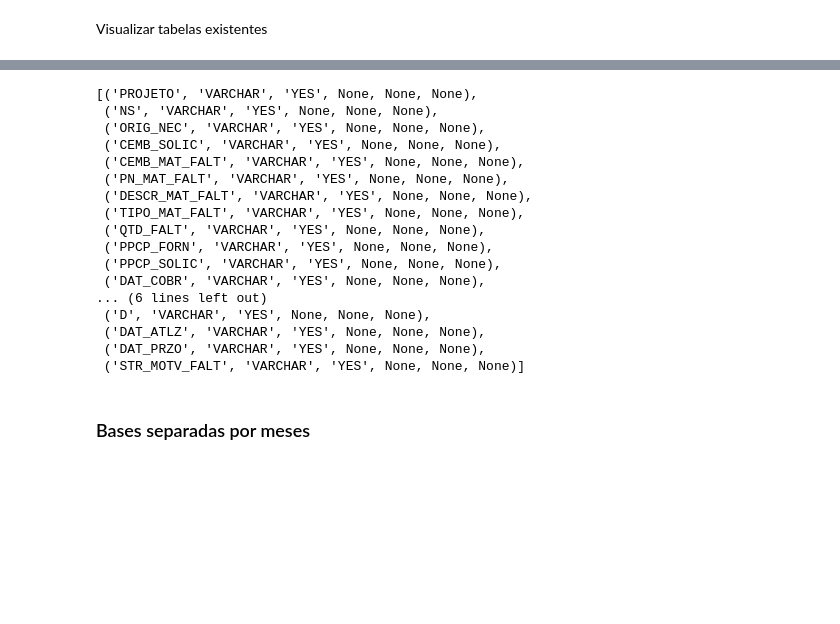
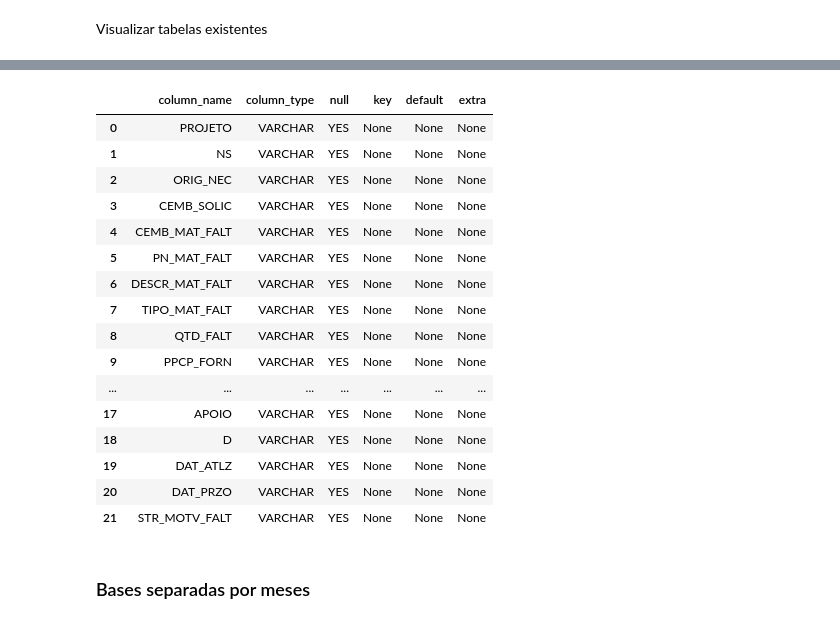
Before and after one commit to derycck/dbt_duckdb, a Jupyter notebook: ingestao/ingestao.ipynb, the cells around one changed output, grey strips where cells are left out. Saved outputs shown, nothing was run; the diff lists cells and outputs as text; code cells hidden in the pictures; blank space fills up the shorter version.

```diff
--- a/ingestao/ingestao.ipynb
+++ b/ingestao/ingestao.ipynb
@@ -282,23 +283,23 @@ con.execute("SHOW RAW.FACT_TOP_MATERIAL").fetchall()
 # %%
-con.execute("SHOW RAW.GESTAO_FALTAS").fetchall()
+con.execute("SHOW RAW.GESTAO_FALTAS").fetchdf()
 # %% [output]
-[('PROJETO', 'VARCHAR', 'YES', None, None, None),
- ('NS', 'VARCHAR', 'YES', None, None, None),
- ('ORIG_NEC', 'VARCHAR', 'YES', None, None, None),
- ('CEMB_SOLIC', 'VARCHAR', 'YES', None, None, None),
- ('CEMB_MAT_FALT', 'VARCHAR', 'YES', None, None, None),
- ('PN_MAT_FALT', 'VARCHAR', 'YES', None, None, None),
- ('DESCR_MAT_FALT', 'VARCHAR', 'YES', None, None, None),
- ('TIPO_MAT_FALT', 'VARCHAR', 'YES', None, None, None),
- ('QTD_FALT', 'VARCHAR', 'YES', None, None, None),
- ('PPCP_FORN', 'VARCHAR', 'YES', None, None, None),
- ('PPCP_SOLIC', 'VARCHAR', 'YES', None, None, None),
- ('DAT_COBR', 'VARCHAR', 'YES', None, None, None),
-... (6 lines left out)
- ('D', 'VARCHAR', 'YES', None, None, None),
- ('DAT_ATLZ', 'VARCHAR', 'YES', None, None, None),
- ('DAT_PRZO', 'VARCHAR', 'YES', None, None, None),
- ('STR_MOTV_FALT', 'VARCHAR', 'YES', None, None, None)]
+|  | column_name | column_type | null | key | default | extra |
+| 0 | PROJETO | VARCHAR | YES | None | None | None |
+| 1 | NS | VARCHAR | YES | None | None | None |
+| 2 | ORIG_NEC | VARCHAR | YES | None | None | None |
+| 3 | CEMB_SOLIC | VARCHAR | YES | None | None | None |
+| 4 | CEMB_MAT_FALT | VARCHAR | YES | None | None | None |
+| 5 | PN_MAT_FALT | VARCHAR | YES | None | None | None |
+| 6 | DESCR_MAT_FALT | VARCHAR | YES | None | None | None |
+| 7 | TIPO_MAT_FALT | VARCHAR | YES | None | None | None |
+| 8 | QTD_FALT | VARCHAR | YES | None | None | None |
+| 9 | PPCP_FORN | VARCHAR | YES | None | None | None |
+| ... | ... | ... | ... | ... | ... | ... |
+| 17 | APOIO | VARCHAR | YES | None | None | None |
+| 18 | D | VARCHAR | YES | None | None | None |
+| 19 | DAT_ATLZ | VARCHAR | YES | None | None | None |
+| 20 | DAT_PRZO | VARCHAR | YES | None | None | None |
+| 21 | STR_MOTV_FALT | VARCHAR | YES | None | None | None |
 # %%
 con.close()
 # %% [markdown]
```
Also changed, not shown: parts of 21 cells of this notebook.
